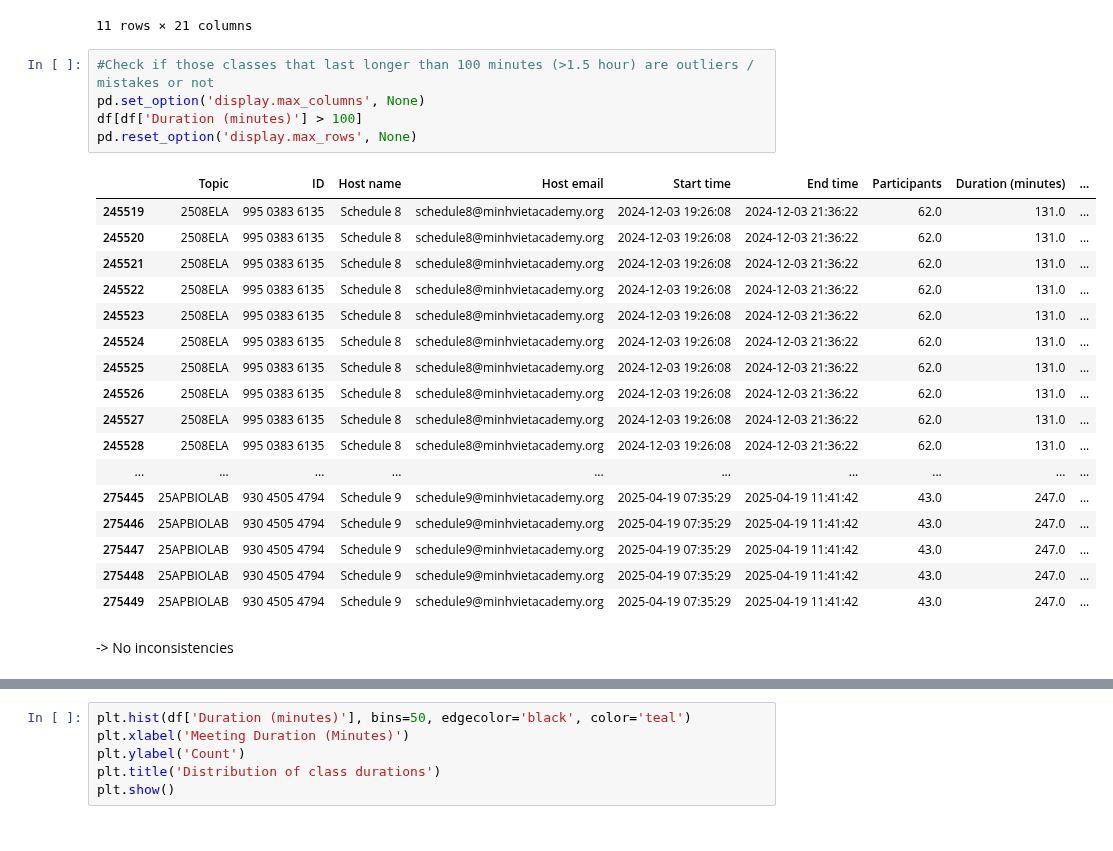
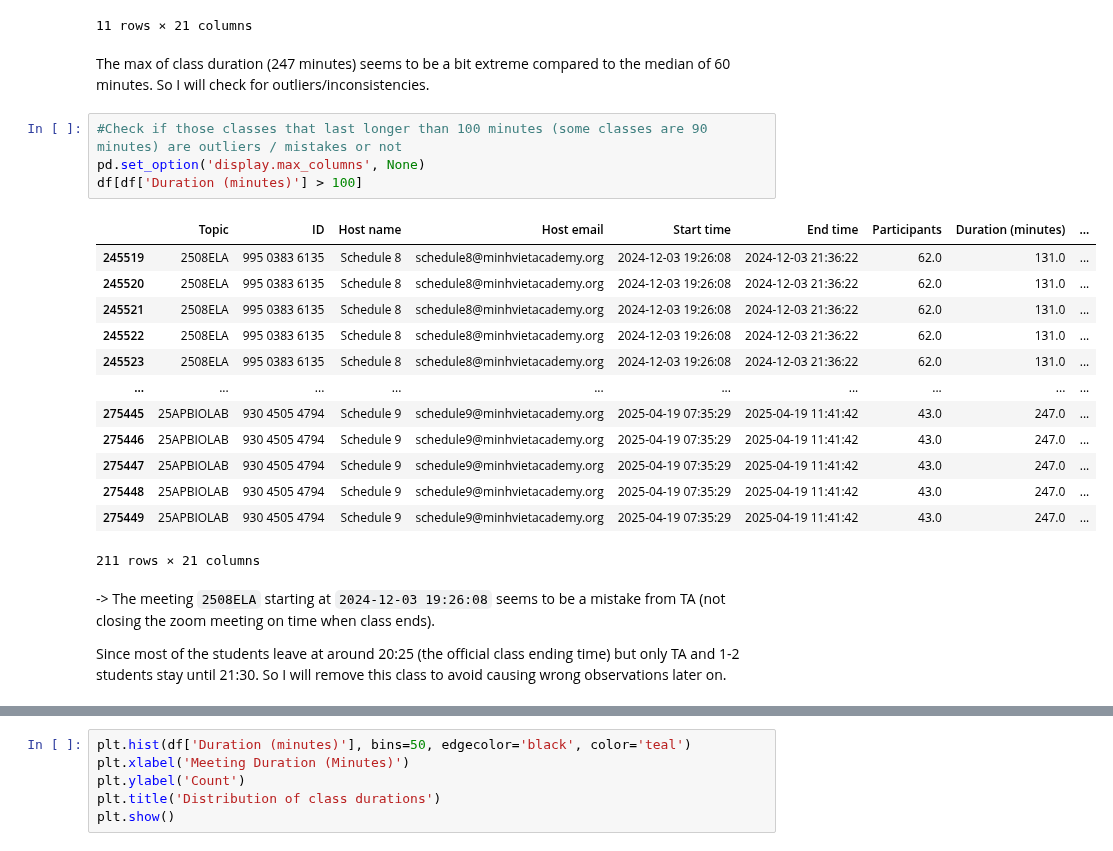
Before and after one commit to tthvan/Customer-Retention-Analysis, a Jupyter notebook: cleanin.ipynb, the cells around one changed output, grey strips where cells are left out. Drawn from its saved outputs; the diff is of its cells as text.

```diff
--- a/cleanin.ipynb
+++ b/cleanin.ipynb
@@ -313,28 +335,27 @@ df.describe(include='all')
 | max | NaN | NaN | NaN | NaN | 2025-05-30 19:28:59 | 2025-05-30 20:55:38 | 258.000000 | 247.000000 | ... |
 | std | NaN | NaN | NaN | NaN | NaN | NaN | 49.516917 | 7.113040 | ... |
 11 rows × 21 columns
+# %% [markdown]
+The max of class duration (247 minutes) seems to be a bit extreme compared to the median of 60 minutes. So I will check for outliers/inconsistencies.
 # %%
-#Check if those classes that last longer than 100 minutes (>1.5 hour) are outliers / mistakes or not
+#Check if those classes that last longer than 100 minutes (some classes are 90 minutes) are outliers / mistakes or not
 pd.set_option('display.max_columns', None)
 df[df['Duration (minutes)'] > 100]
-pd.reset_option('display.max_rows', None)
 # %% [output]
 |  | Topic | ID | Host name | Host email | Start time | End time | Participants | Duration (minutes) | ... |
 | 245519 | 2508ELA | 995 0383 6135 | Schedule 8 | schedule8@minhvietacademy.org | 2024-12-03 19:26:08 | 2024-12-03 21:36:22 | 62.0 | 131.0 | ... |
 | 245520 | 2508ELA | 995 0383 6135 | Schedule 8 | schedule8@minhvietacademy.org | 2024-12-03 19:26:08 | 2024-12-03 21:36:22 | 62.0 | 131.0 | ... |
 | 245521 | 2508ELA | 995 0383 6135 | Schedule 8 | schedule8@minhvietacademy.org | 2024-12-03 19:26:08 | 2024-12-03 21:36:22 | 62.0 | 131.0 | ... |
 | 245522 | 2508ELA | 995 0383 6135 | Schedule 8 | schedule8@minhvietacademy.org | 2024-12-03 19:26:08 | 2024-12-03 21:36:22 | 62.0 | 131.0 | ... |
 | 245523 | 2508ELA | 995 0383 6135 | Schedule 8 | schedule8@minhvietacademy.org | 2024-12-03 19:26:08 | 2024-12-03 21:36:22 | 62.0 | 131.0 | ... |
-| 245524 | 2508ELA | 995 0383 6135 | Schedule 8 | schedule8@minhvietacademy.org | 2024-12-03 19:26:08 | 2024-12-03 21:36:22 | 62.0 | 131.0 | ... |
-| 245525 | 2508ELA | 995 0383 6135 | Schedule 8 | schedule8@minhvietacademy.org | 2024-12-03 19:26:08 | 2024-12-03 21:36:22 | 62.0 | 131.0 | ... |
-| 245526 | 2508ELA | 995 0383 6135 | Schedule 8 | schedule8@minhvietacademy.org | 2024-12-03 19:26:08 | 2024-12-03 21:36:22 | 62.0 | 131.0 | ... |
-| 245527 | 2508ELA | 995 0383 6135 | Schedule 8 | schedule8@minhvietacademy.org | 2024-12-03 19:26:08 | 2024-12-03 21:36:22 | 62.0 | 131.0 | ... |
-| 245528 | 2508ELA | 995 0383 6135 | Schedule 8 | schedule8@minhvietacademy.org | 2024-12-03 19:26:08 | 2024-12-03 21:36:22 | 62.0 | 131.0 | ... |
 | ... | ... | ... | ... | ... | ... | ... | ... | ... | ... |
 | 275445 | 25APBIOLAB | 930 4505 4794 | Schedule 9 | schedule9@minhvietacademy.org | 2025-04-19 07:35:29 | 2025-04-19 11:41:42 | 43.0 | 247.0 | ... |
 | 275446 | 25APBIOLAB | 930 4505 4794 | Schedule 9 | schedule9@minhvietacademy.org | 2025-04-19 07:35:29 | 2025-04-19 11:41:42 | 43.0 | 247.0 | ... |
 | 275447 | 25APBIOLAB | 930 4505 4794 | Schedule 9 | schedule9@minhvietacademy.org | 2025-04-19 07:35:29 | 2025-04-19 11:41:42 | 43.0 | 247.0 | ... |
 | 275448 | 25APBIOLAB | 930 4505 4794 | Schedule 9 | schedule9@minhvietacademy.org | 2025-04-19 07:35:29 | 2025-04-19 11:41:42 | 43.0 | 247.0 | ... |
 | 275449 | 25APBIOLAB | 930 4505 4794 | Schedule 9 | schedule9@minhvietacademy.org | 2025-04-19 07:35:29 | 2025-04-19 11:41:42 | 43.0 | 247.0 | ... |
+211 rows × 21 columns
 # %% [markdown]
--> No inconsistencies
+-> The meeting `2508ELA` starting at `2024-12-03 19:26:08` seems to be a mistake from TA (not closing the zoom meeting on time when class ends).
+
+Since most of the students leave at around 20:25 (the official class ending time) but only TA and 1-2 students stay until 21:30. So I will remove this class to avoid causing wrong observations later on.
```
Also changed, not shown: parts of 11 cells of this notebook.
